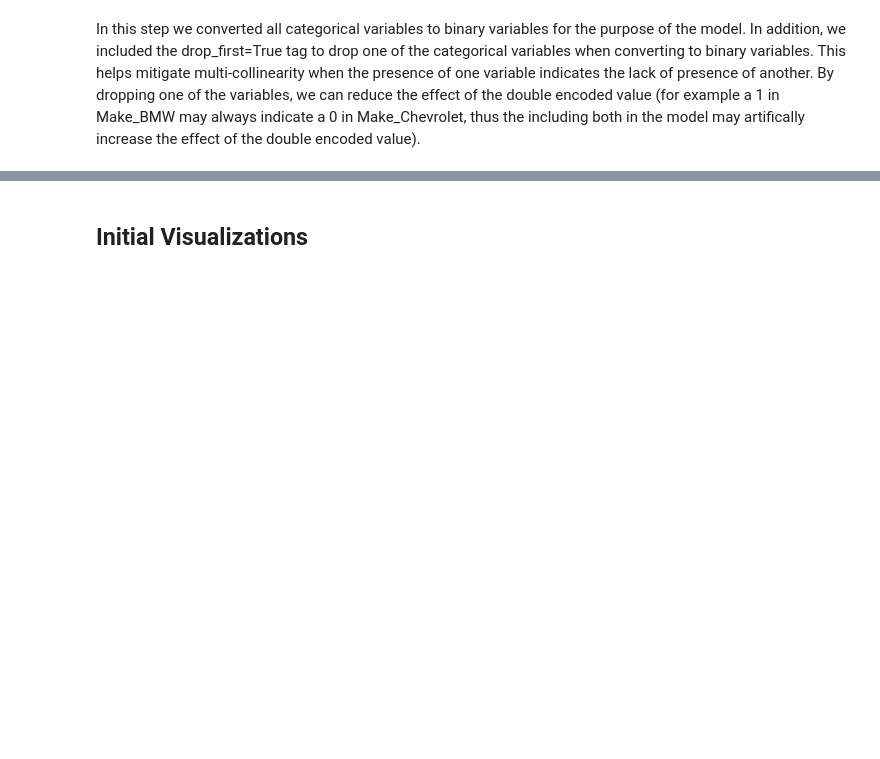
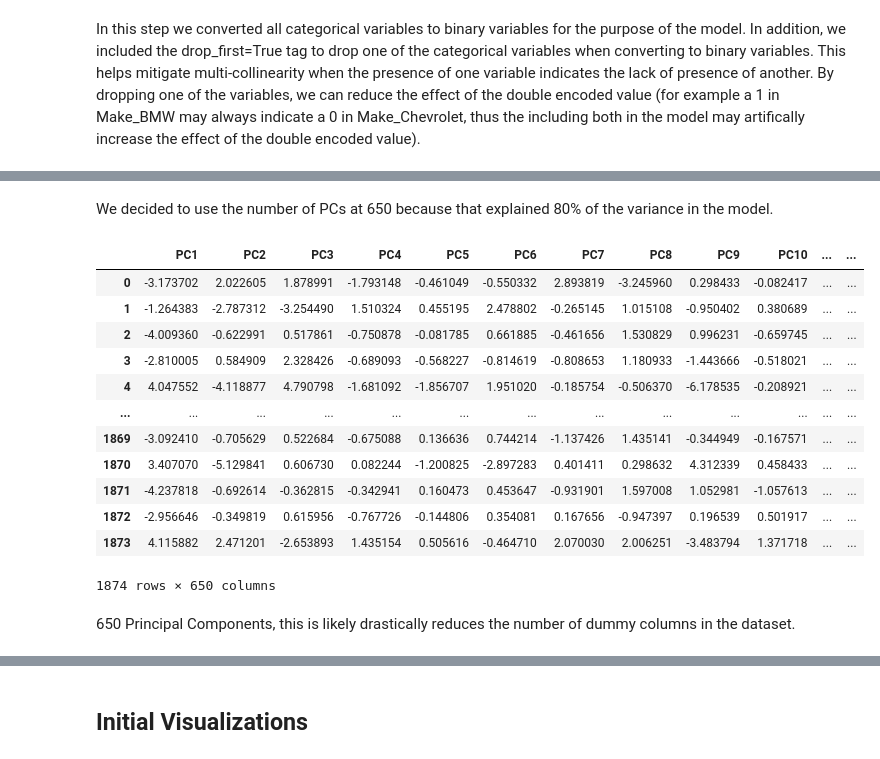
Before and after one commit to oliverfanderson/python-used-car-sales, a Jupyter notebook: Final_Project.ipynb, the cells around one changed output, grey strips where cells are left out. Saved outputs shown, nothing was run; the diff lists cells and outputs as text; code cells hidden in the pictures; blank space fills up the shorter version.

```diff
--- a/Final_Project.ipynb
+++ b/Final_Project.ipynb
@@ -196,0 +357,20 @@ usedcars_ML.to_csv('ML_usedcars.csv', index=False)
+# %% [markdown]
+We decided to use the number of PCs at 650 because that explained 80% of the variance in the model.
+# %%
+transformed_data
+# %% [output]
+|  | PC1 | PC2 | PC3 | PC4 | PC5 | PC6 | PC7 | PC8 | PC9 | PC10 | ... | ... |
+| 0 | -3.173702 | 2.022605 | 1.878991 | -1.793148 | -0.461049 | -0.550332 | 2.893819 | -3.245960 | 0.298433 | -0.082417 | ... | ... |
+| 1 | -1.264383 | -2.787312 | -3.254490 | 1.510324 | 0.455195 | 2.478802 | -0.265145 | 1.015108 | -0.950402 | 0.380689 | ... | ... |
+| 2 | -4.009360 | -0.622991 | 0.517861 | -0.750878 | -0.081785 | 0.661885 | -0.461656 | 1.530829 | 0.996231 | -0.659745 | ... | ... |
+| 3 | -2.810005 | 0.584909 | 2.328426 | -0.689093 | -0.568227 | -0.814619 | -0.808653 | 1.180933 | -1.443666 | -0.518021 | ... | ... |
+| 4 | 4.047552 | -4.118877 | 4.790798 | -1.681092 | -1.856707 | 1.951020 | -0.185754 | -0.506370 | -6.178535 | -0.208921 | ... | ... |
+| ... | ... | ... | ... | ... | ... | ... | ... | ... | ... | ... | ... | ... |
+| 1869 | -3.092410 | -0.705629 | 0.522684 | -0.675088 | 0.136636 | 0.744214 | -1.137426 | 1.435141 | -0.344949 | -0.167571 | ... | ... |
+| 1870 | 3.407070 | -5.129841 | 0.606730 | 0.082244 | -1.200825 | -2.897283 | 0.401411 | 0.298632 | 4.312339 | 0.458433 | ... | ... |
+| 1871 | -4.237818 | -0.692614 | -0.362815 | -0.342941 | 0.160473 | 0.453647 | -0.931901 | 1.597008 | 1.052981 | -1.057613 | ... | ... |
+| 1872 | -2.956646 | -0.349819 | 0.615956 | -0.767726 | -0.144806 | 0.354081 | 0.167656 | -0.947397 | 0.196539 | 0.501917 | ... | ... |
+| 1873 | 4.115882 | 2.471201 | -2.653893 | 1.435154 | 0.505616 | -0.464710 | 2.070030 | 2.006251 | -3.483794 | 1.371718 | ... | ... |
+1874 rows × 650 columns
+# %% [markdown]
+650 Principal Components, this is likely drastically reduces the number of dummy columns in the dataset.
```
Also changed, not shown: parts of 34 cells of this notebook, 2 other files.
